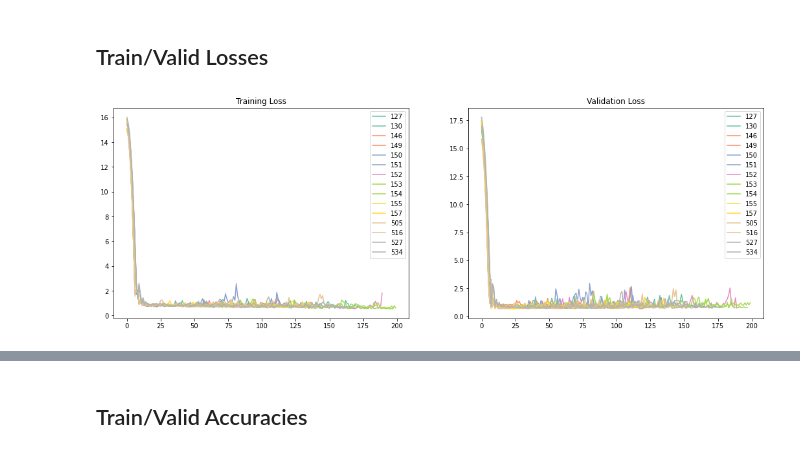
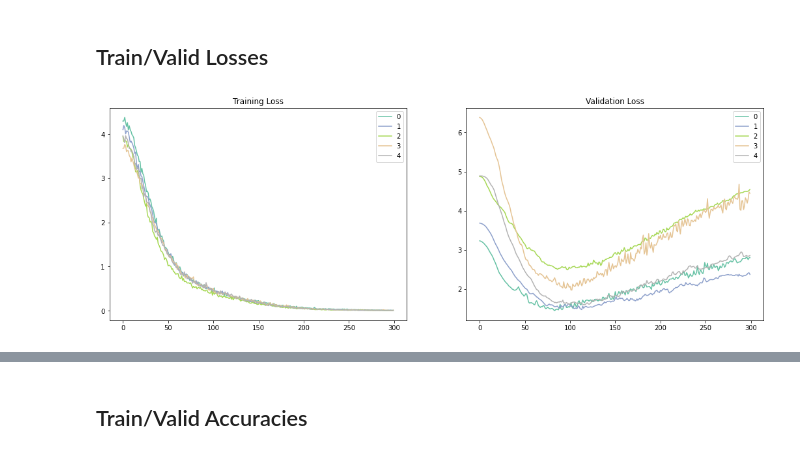
Before and after one commit to nicchiou/mindportal, a Jupyter notebook: experiments/motor_LR/chan_avg_transformer/ExperimentSummary.ipynb, the cells around one changed output, grey strips where cells are left out. Drawn from its saved outputs; the diff is of its cells as text; code cells hidden in the pictures.

```diff
--- a/experiments/motor_LR/chan_avg_transformer/ExperimentSummary.ipynb
+++ b/experiments/motor_LR/chan_avg_transformer/ExperimentSummary.ipynb
@@ -17,7 +17,8 @@ def summarize(path, fname, name):
             return ast.literal_eval(x)
         except:
             return x
-    for col in ['pretrain_train_losses', 'pretrain_valid_losses', 'train_losses', 'valid_losses', 'train_acc', 'valid_acc']:
+    for col in ['pretrain_train_losses', 'pretrain_valid_losses', 'pretrain_train_acc', 'pretrain_valid_acc', 'pretrain_grad_norm',
+                'train_losses', 'valid_losses', 'train_acc', 'valid_acc', 'grad_norm']:
         try:
             model_meta[col] = model_meta[col].apply(replace)
         except:
@@ -25,13 +26,14 @@ def summarize(path, fname, name):
 
     model_meta['epochs'] = model_meta['train_losses'].apply(len)
     model_meta['final_train_loss'] = model_meta['train_losses'].apply(lambda x: x[-1])
+    model_meta['final_grad_norm'] = model_meta['grad_norm'].apply(lambda x: x[-1])
     model_meta = model_meta.assign(approach=name)
 
     return model_meta
 # %%
-def read_transformer_results(root_dir, exp_dir):
+def read_transformer_results(root_dir, exp_dir, subject=None):
     args = exp_dir.split('_')[3:]
-    df = summarize(os.path.join(root_dir, exp_dir), 'trial_results.csv', 'chan_avg_transformer')
+    df = summarize(os.path.join(root_dir, exp_dir, f's_{subject}' if subject is not None else ''), 'trial_results.csv', 'chan_avg_transformer')
 
     df = df.assign(n_layers=int(args[0].split('-')[0]))
     df = df.assign(d_model=int(args[1].split('-')[0]))
@@ -44,15 +46,21 @@ all_model_df = pd.DataFrame()
 
 root_dir = os.path.join(constants.RESULTS_DIR,
                         'motor_LR', 'chan_avg_transformer', 'rs',
-                        'bandpass_only', 'max_abs_scale', 'baseline')
+                        'bandpass_only', 'max_abs_scale',
+                        '4_montages', 'no_early_stop', 'cropped',
+                        'pretrain_montage_pool', 'all')
+
+subject = '154'
+
 for d in os.listdir(root_dir):
     try:
-        df = read_transformer_results(root_dir, d)
+        df = read_transformer_results(root_dir, d, subject if subject is not None else None)
         all_model_df = all_model_df.append(df, ignore_index=True)
-    except OSError:
-        pass
+    except OSError as e:
+        print(e)
 
 train_cols = ['train_accuracy', 'train_precision', 'train_recall', 'train_f1']
+valid_cols = ['valid_accuracy', 'valid_precision', 'valid_recall', 'valid_f1']
 test_cols = ['test_accuracy', 'test_precision', 'test_recall', 'test_f1']
 # %%
 all_model_df.columns
@@ -109,28 +198,32 @@ KeyError: "['rnn_layers', 'hidden_size', 'fc_layers'] not in index"
 # %% [markdown]
 ## Train/Valid Losses
 # %%
-n_layers = 5
-n_heads = 2
-factor = 5
-d_model = 64
-montage = 'e'
+n_layers = 1
+n_heads = 4
+factor = 3
+d_model = 32
+montage = 'B'
 
 subset_df = all_model_df[(all_model_df['n_layers'] == n_layers) &
                          (all_model_df['n_heads'] == n_heads) &
                          (all_model_df['factor'] == factor) &
                          (all_model_df['d_model'] == d_model) &
                          (all_model_df['montage'] == montage)]
 
 n = len(subset_df)
 colors = plt.cm.Set2(np.linspace(0, 1, n))
 
 fig, ax = plt.subplots(1, 2, figsize=(18, 6))
 for i, idx in enumerate(subset_df.index):
     ax[0].plot(subset_df.loc[idx, 'train_losses'], color=colors[i])
     ax[1].plot(subset_df.loc[idx, 'valid_losses'], color=colors[i])
     ax[0].set_title('Training Loss')
     ax[1].set_title('Validation Loss')
-    ax[0].legend(subset_df.subject.unique())
-    ax[1].legend(subset_df.subject.unique())
+    if subject is not None:
+        ax[0].legend(subset_df.cv_iter.unique())
+        ax[1].legend(subset_df.cv_iter.unique())
+    else:
+        ax[0].legend(subset_df.subject.unique())
+        ax[1].legend(subset_df.subject.unique())
 # %% [output]
-[figure, old version]
+[figure, new version]
```
Also changed, not shown: parts of 33 cells of this notebook, 4 other files.
